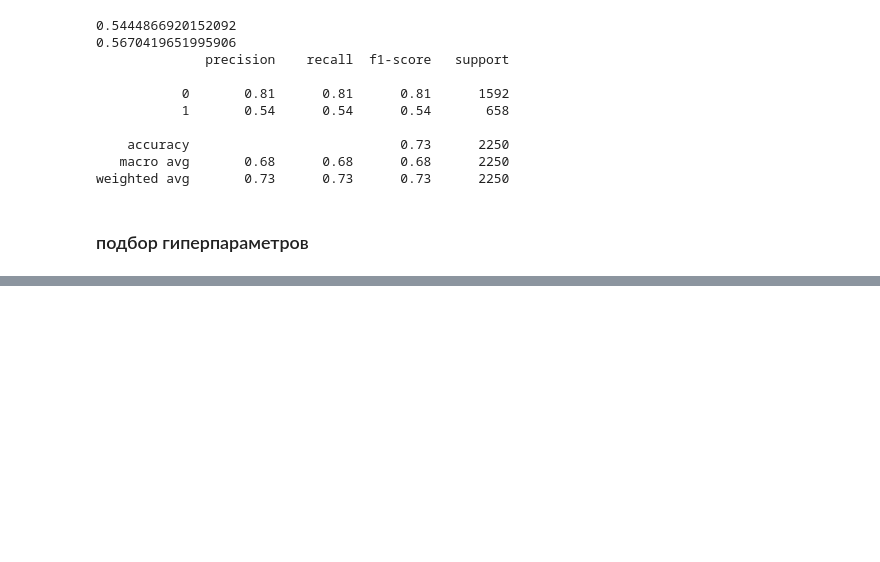
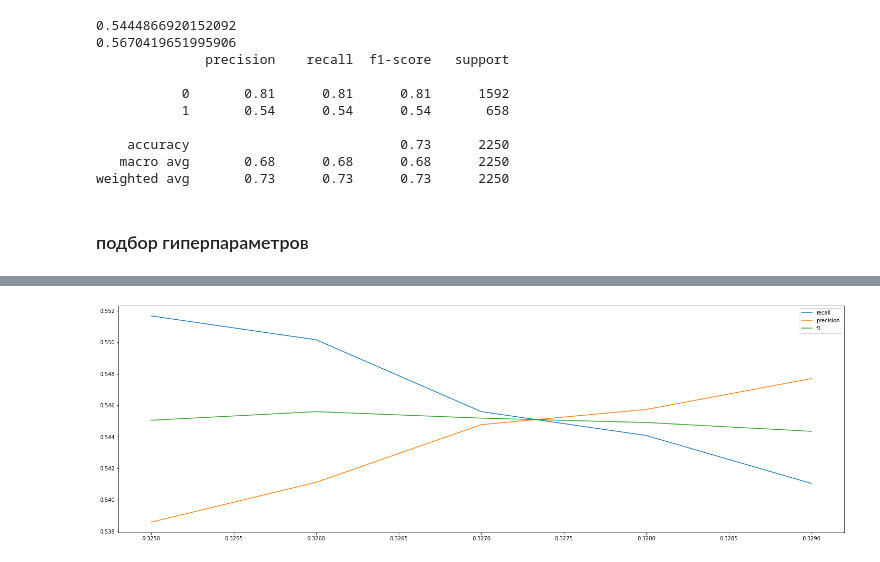
Before and after one commit to paldess/kursov_ml_2, a Jupyter notebook: kursov.ipynb, the cells around one changed output, grey strips where cells are left out. Cells and saved outputs as stored; diff of their text form; code cells hidden in the pictures; blank space fills up the shorter version.

```diff
--- a/kursov.ipynb
+++ b/kursov.ipynb
@@ -393,14 +339,0 @@ good_data
-# %%
-x_train, x_test, y_train, y_test = train_test_split(data, target, test_size=0.3, random_state=42)
-qwe = []
-qw = []
-q = (i/100 for i in range(10, 90))
-for i in q:
-    xgb = XGBClassifier(eta=0.82, max_depth=3, min_samples_leaf=1, min_samples_split=2, n_estimators=40, n_jobs=7, )
-    xgb.fit(x_train, y_train)
-    y_pred = xgb.predict(x_test)
-    qw.append(f1_score(y_test, y_pred))
-    qwe.append(i)
-print(classification_report(y_test, y_pred))
-plt.plot(qwe, qw)
-plt.show()
@@ -426,8 +339,0 @@ plt.show()
-# %%
-y_pred_train = xgb.predict_proba(x_train)
-y_pred_train = pd.DataFrame(y_pred_train, columns=['1', '2'])
-y_pred_train_ = np.asarray([np.where(line>0.324, 1, 0) for line in y_pred_train['2']])
-y_pred_proba = np.asarray([np.where(line>0.324, 1, 0) for line in y_proba['2']])
-print(f1_score(y_test, y_pred_proba))
-print(f1_score(y_train, y_pred_train_))
-print(classification_report(y_test, y_pred_proba))
@@ -433,0 +399,21 @@ print(classification_report(y_test, y_pred_proba))
+# %%
+rec = []
+pre = []
+f11 = []
+qw = []
+q = (i/1000 for i in range(325, 330))
+for i in q:
+    y_pred_proba = np.asarray([np.where(line>i, 1, 0) for line in y_proba['2']])
+    rec.append(recall_score(y_test, y_pred_proba))
+    pre.append(precision_score(y_test, y_pred_proba))
+    f11.append(f1_score(y_test, y_pred_proba))
+    qw.append(i)
+y_pred_proba
+
+plt.plot(qw, rec, label='recall')
+plt.plot(qw, pre, label='precision')
+plt.plot(qw, f11, label='f1')
+plt.legend()
+plt.show()
+# %% [output]
+[figure, added]
```
Also changed, not shown: parts of 31 cells of this notebook.
